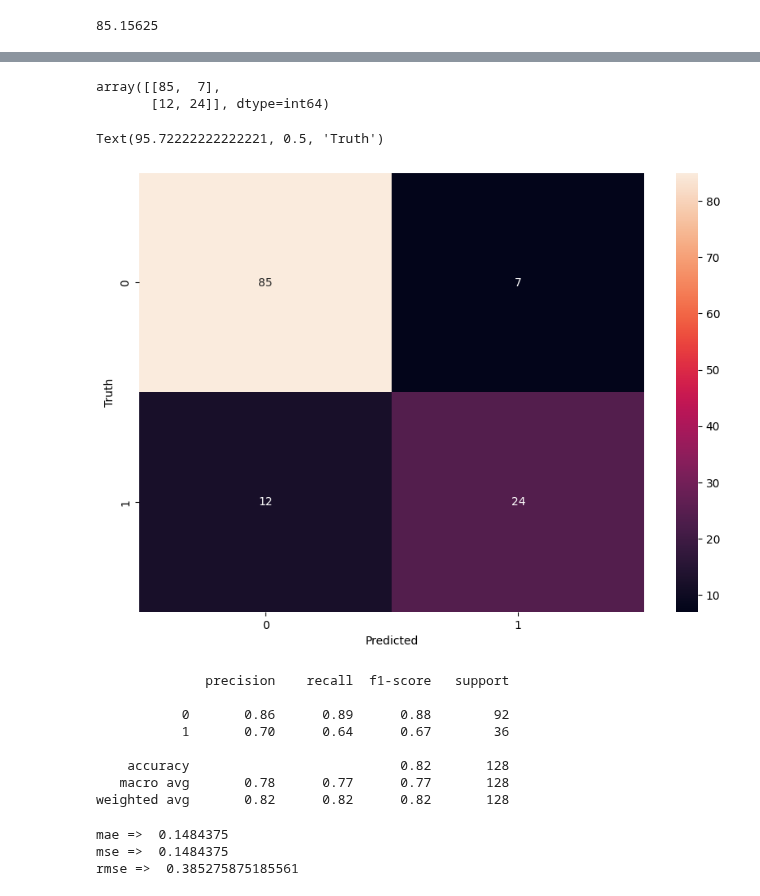
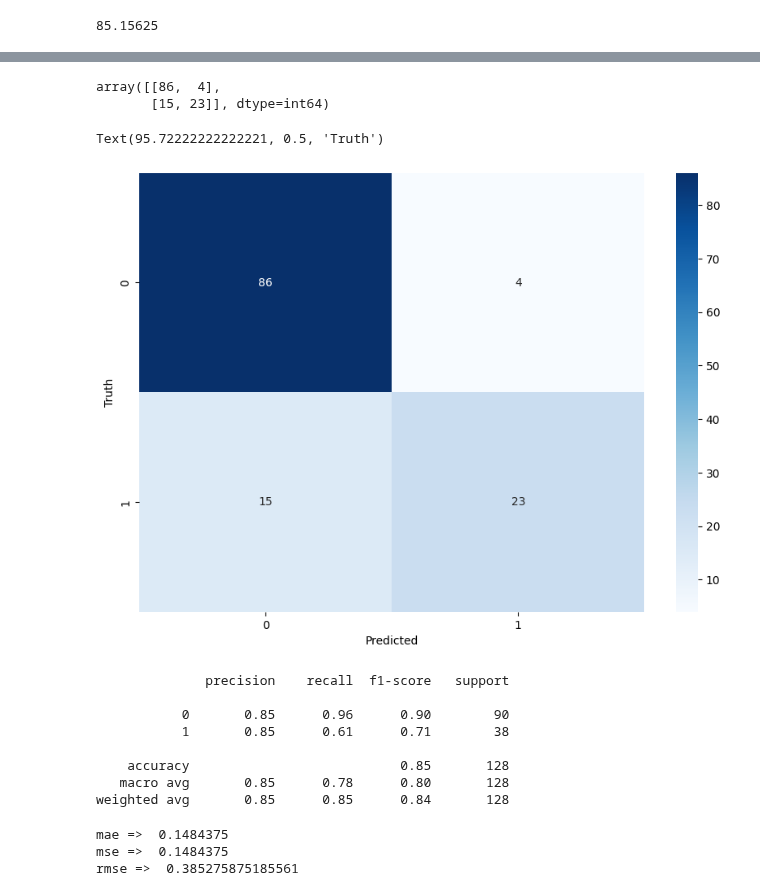
Before and after one commit to Babun001/Diabetes-Prediction-using-Machine-Learning, a Jupyter notebook: DM_RandomF.ipynb, the cells around one changed output, grey strips where cells are left out. Cells and saved outputs as stored; diff of their text form; code cells hidden in the pictures.

```diff
--- a/DM_RandomF.ipynb
+++ b/DM_RandomF.ipynb
@@ -119,7 +119,7 @@ X_train_sc.describe().round()
 | max | 3.0 | 3.0 | 3.0 | 3.0 | 3.0 | 3.0 | 3.0 |
 # %%
 from sklearn.ensemble import RandomForestClassifier
-rf = RandomForestClassifier(max_samples=0.75, random_state=50)
+rf = RandomForestClassifier()
 rf.fit(X_train_sc,y_train)
 p = rf.score(X_test_sc,y_test)
 print(p*100, "%")
@@ -178,7 +178,7 @@ tunedVal,max(Score.values())
 # print(rf_grid.best_score_*100,"%")
 # %%
 
-model = RandomForestClassifier(n_estimators=50,criterion='log_loss',max_features='log2')
+model = RandomForestClassifier(n_estimators=20,criterion='entropy',max_features='sqrt')
 model.fit(X_train_sc,y_train)
 model.score(X_test_sc,y_test)*100 # after cleaning -> 74.02597402597402 before cleaning -> 79.6875 after tuning -> 84.375
 # best score -> 87.5
@@ -190,27 +224,27 @@ from sklearn.metrics import confusion_matrix, classification_report
 cm = confusion_matrix(y_test, y_pred)
 cm
 # %% [output]
-array([[85,  7],
-       [12, 24]], dtype=int64)
+array([[86,  4],
+       [15, 23]], dtype=int64)
 # %%
 plt.figure(figsize=(10,7))
-sns.heatmap(cm, annot=True)
+sns.heatmap(cm, annot=True, cmap='Blues')
 plt.xlabel('Predicted')
 plt.ylabel('Truth')
 # %% [output]
 Text(95.72222222222221, 0.5, 'Truth')
-[figure, old version]
+[figure, new version]
 # %%
 print(classification_report(y_test, y_pred))
 # %% [output]
               precision    recall  f1-score   support
 
-           0       0.86      0.89      0.88        92
-           1       0.70      0.64      0.67        36
+           0       0.85      0.96      0.90        90
+           1       0.85      0.61      0.71        38
 
-    accuracy                           0.82       128
-   macro avg       0.78      0.77      0.77       128
-weighted avg       0.82      0.82      0.82       128
+    accuracy                           0.85       128
+   macro avg       0.85      0.78      0.80       128
+weighted avg       0.85      0.85      0.84       128
 # %%
 from sklearn.metrics import mean_squared_error, mean_absolute_error
 mae = mean_absolute_error(y_test, y_pred)
```
Also changed, not shown: parts of 7 cells of this notebook, 2 other files.
